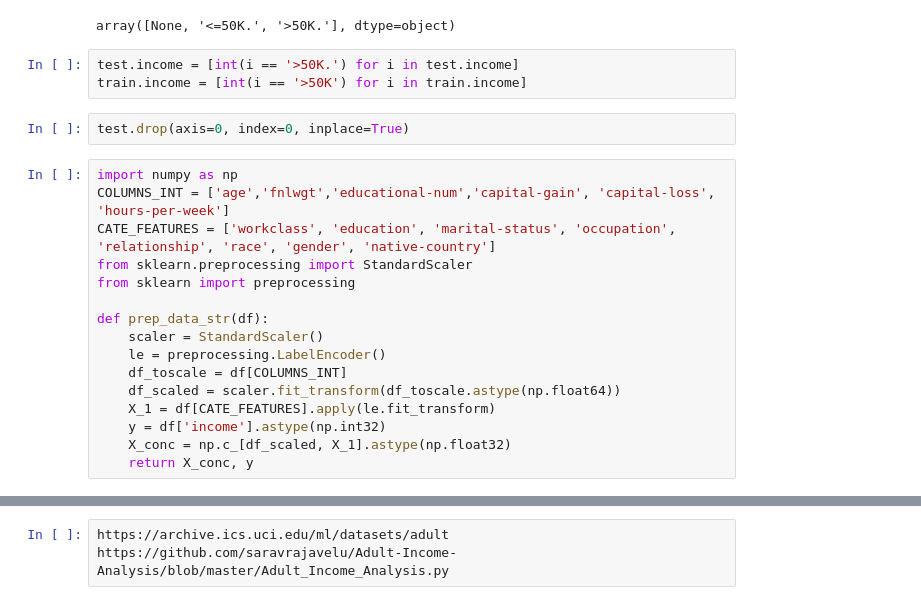
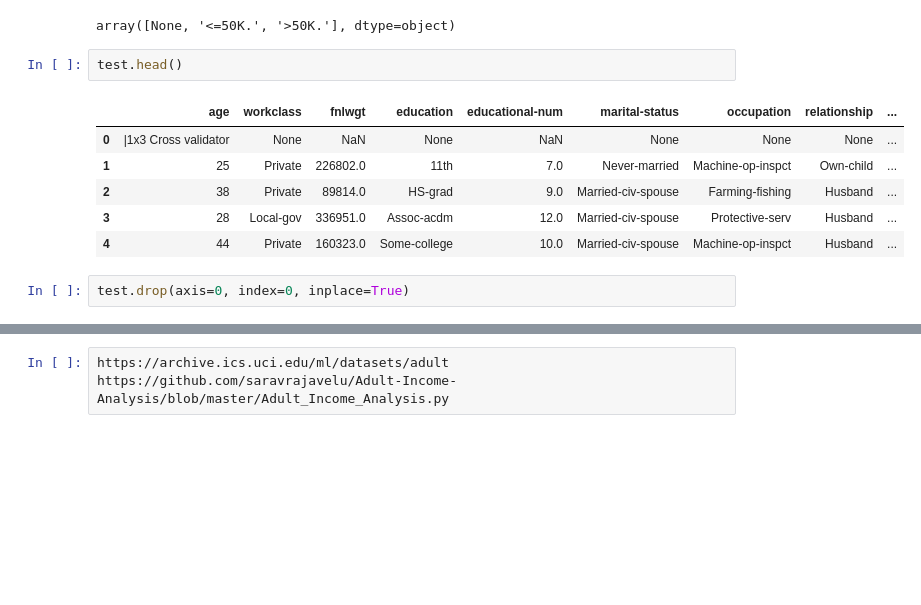
Before and after one commit to nitram-bot/fhnw_lecture, a Jupyter notebook: notebooks/Kernel Methods.ipynb, the cells around one changed output, grey strips where cells are left out. Saved outputs shown, nothing was run; the diff lists cells and outputs as text; blank space fills up the shorter version.

```diff
--- a/notebooks/Kernel Methods.ipynb
+++ b/notebooks/Kernel Methods.ipynb
@@ -216,24 +216,14 @@ display(train.income.unique(), test.income.unique())
 # %% [output]
 array(['<=50K', '>50K'], dtype=object)
 array([None, '<=50K.', '>50K.'], dtype=object)
-# %%
-test.income = [int(i == '>50K.') for i in test.income]
-train.income = [int(i == '>50K') for i in train.income]
+# %%
+test.head()
+# %% [output]
+|  | age | workclass | fnlwgt | education | educational-num | marital-status | occupation | relationship | ... |
+| 0 | |1x3 Cross validator | None | NaN | None | NaN | None | None | None | ... |
+| 1 | 25 | Private | 226802.0 | 11th | 7.0 | Never-married | Machine-op-inspct | Own-child | ... |
+| 2 | 38 | Private | 89814.0 | HS-grad | 9.0 | Married-civ-spouse | Farming-fishing | Husband | ... |
+| 3 | 28 | Local-gov | 336951.0 | Assoc-acdm | 12.0 | Married-civ-spouse | Protective-serv | Husband | ... |
+| 4 | 44 | Private | 160323.0 | Some-college | 10.0 | Married-civ-spouse | Machine-op-inspct | Husband | ... |
 # %%
 test.drop(axis=0, index=0, inplace=True)
-# %%
-import numpy as np
-COLUMNS_INT = ['age','fnlwgt','educational-num','capital-gain', 'capital-loss', 'hours-per-week']
-CATE_FEATURES = ['workclass', 'education', 'marital-status', 'occupation', 'relationship', 'race', 'gender', 'native-country']
-from sklearn.preprocessing import StandardScaler
-from sklearn import preprocessing
-
-def prep_data_str(df):
-    scaler = StandardScaler()
-    le = preprocessing.LabelEncoder()
-    df_toscale = df[COLUMNS_INT]
-    df_scaled = scaler.fit_transform(df_toscale.astype(np.float64))
-    X_1 = df[CATE_FEATURES].apply(le.fit_transform)
-    y = df['income'].astype(np.int32)
-    X_conc = np.c_[df_scaled, X_1].astype(np.float32)
-    return X_conc, y
```
Also changed, not shown: parts of 11 cells of this notebook, 1 other file.
